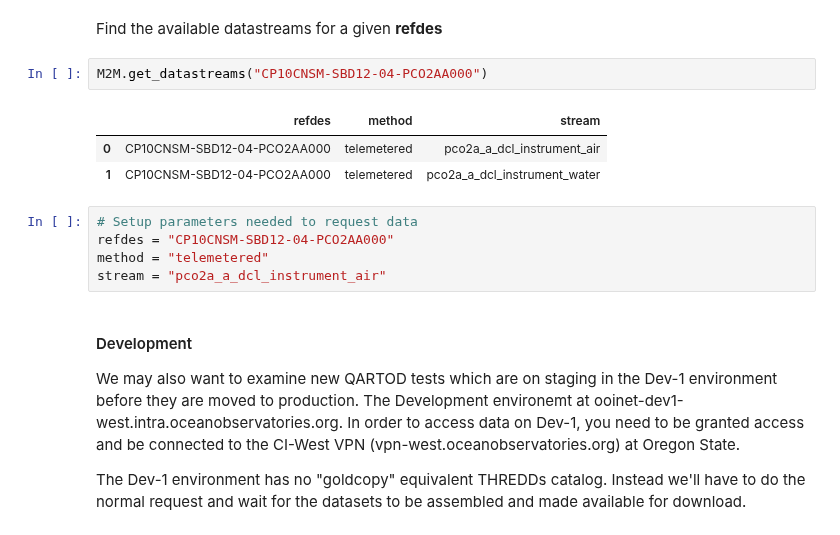
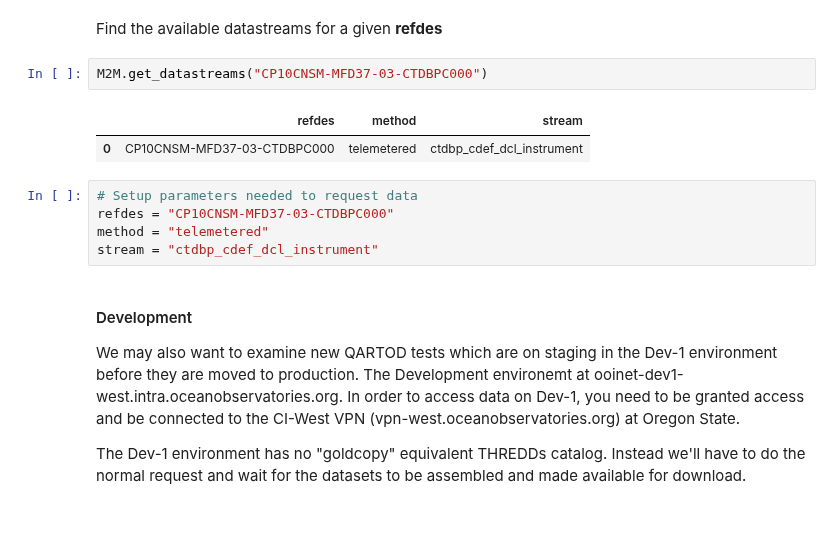
Before and after one commit to cooleyky/QAQC_Sandbox, a Jupyter notebook: QARTOD/Testing/scripts/Dev1_Testing.ipynb, the cells around one changed output. Saved outputs shown, nothing was run; the diff lists cells and outputs as text.

```diff
--- a/QARTOD/Testing/scripts/Dev1_Testing.ipynb
+++ b/QARTOD/Testing/scripts/Dev1_Testing.ipynb
@@ -92,16 +92,15 @@ Searching https://ooinet-dev1-west.intra.oceanobservatories.org/api/m2m/12576/se
 # %% [markdown]
 Find the available datastreams for a given **refdes**
 # %%
-M2M.get_datastreams("CP10CNSM-SBD12-04-PCO2AA000")
+M2M.get_datastreams("CP10CNSM-MFD37-03-CTDBPC000")
 # %% [output]
 |  | refdes | method | stream |
-| 0 | CP10CNSM-SBD12-04-PCO2AA000 | telemetered | pco2a_a_dcl_instrument_air |
-| 1 | CP10CNSM-SBD12-04-PCO2AA000 | telemetered | pco2a_a_dcl_instrument_water |
+| 0 | CP10CNSM-MFD37-03-CTDBPC000 | telemetered | ctdbp_cdef_dcl_instrument |
 # %%
 # Setup parameters needed to request data
-refdes = "CP10CNSM-SBD12-04-PCO2AA000"
+refdes = "CP10CNSM-MFD37-03-CTDBPC000"
 method = "telemetered"
-stream = "pco2a_a_dcl_instrument_air"
+stream = "ctdbp_cdef_dcl_instrument"
 # %% [markdown]
 #### Development
 We may also want to examine new QARTOD tests which are on staging in the Dev-1 environment before they are moved to production. The Development environemt at ooinet-dev1-west.intra.oceanobservatories.org. In order to access data on Dev-1, you need to be granted access and be connected to the CI-West VPN (vpn-west.oceanobservatories.org) at Oregon State.
```
Also changed, not shown: parts of 8 cells of this notebook.
